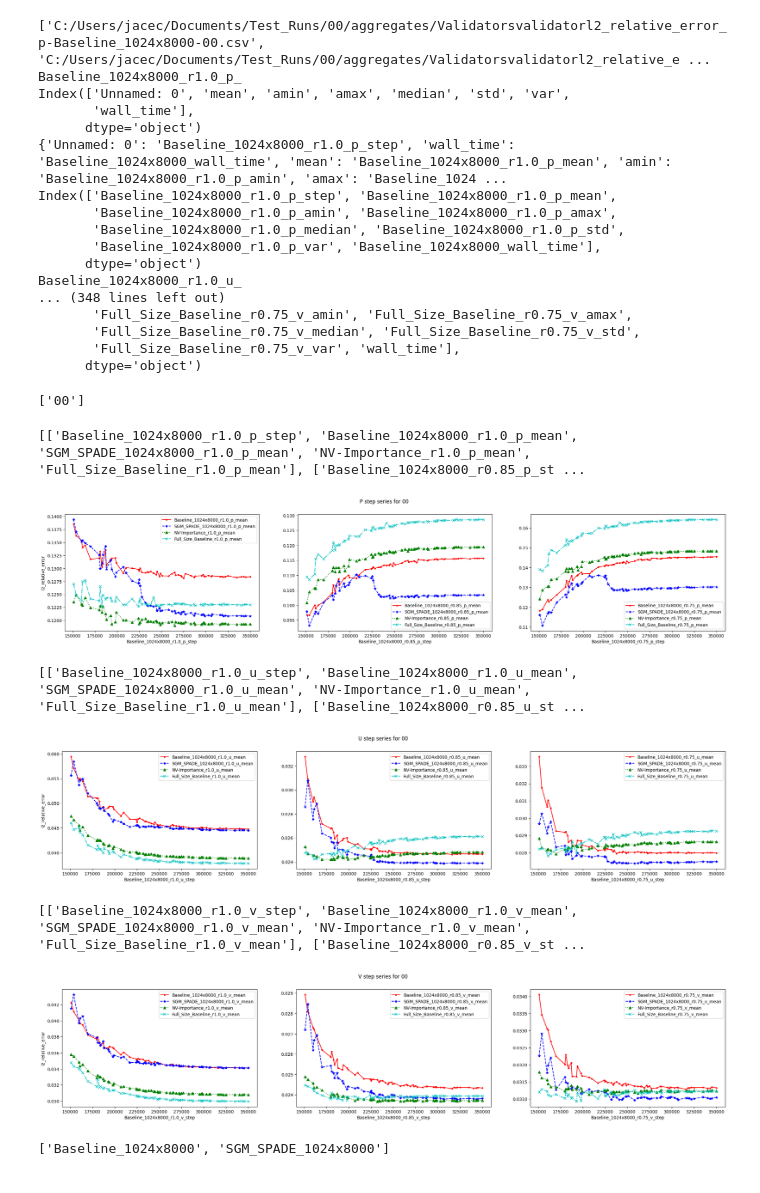
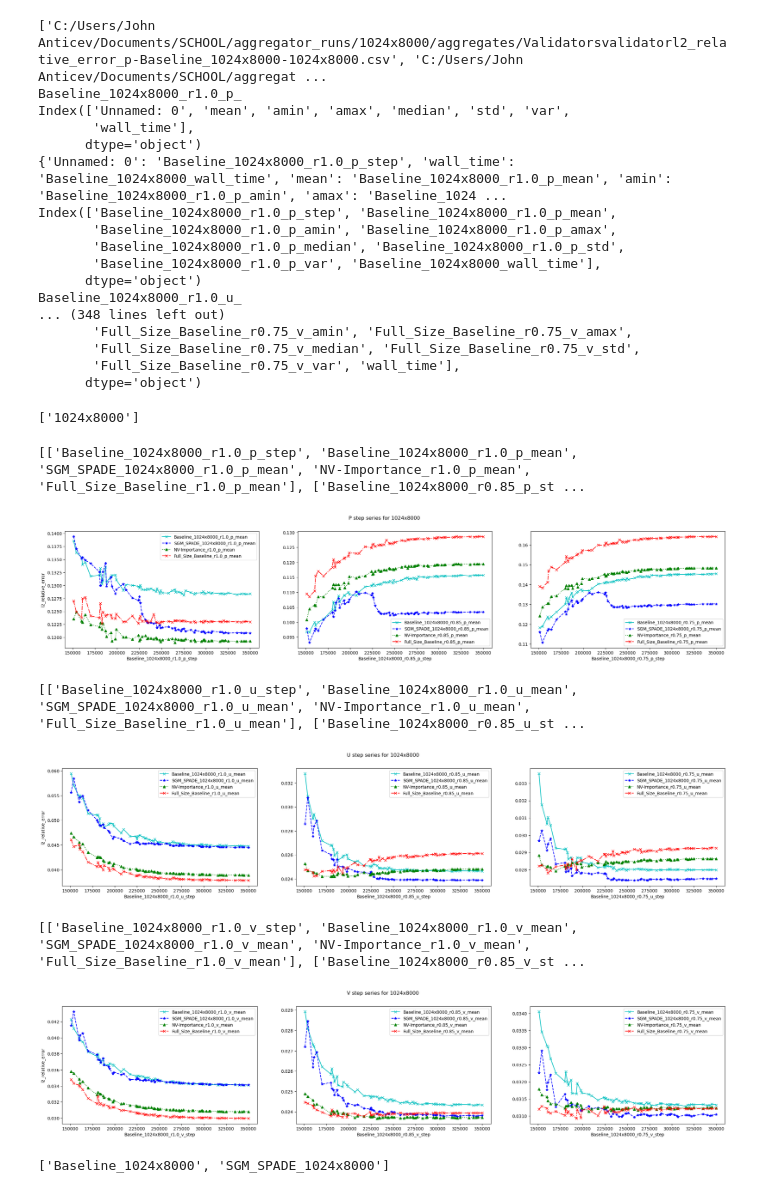
Before and after one commit to janticev/tensorboard-aggregator-modulus22, a Jupyter notebook: datagrabbing copy 3.ipynb, the cells around one changed output. Cells and saved outputs as stored; diff of their text form; code cells hidden in the pictures.

```diff
--- a/datagrabbing copy 3.ipynb
+++ b/datagrabbing copy 3.ipynb
@@ -10,8 +10,8 @@ variablesID = 'validator'
 subfolders = ['Baseline_1024x8000','SGM_SPADE_1024x8000','NV-Importance','Full_Size_Baseline']
 
 # run aggregates with these subfoldetrs
-folder = 'C:/Users/jacec/Documents/Test_Runs/'
-#folder = 'C:/Users/John Anticev/Documents/SCHOOL/aggregator_runs/'
+#folder = 'C:/Users/jacec/Documents/Test_Runs/'
+folder = 'C:/Users/John Anticev/Documents/SCHOOL/aggregator_runs/'
 aggregates = [folder+f+'/aggregates/' for f in os.listdir(folder) if os.path.isdir(folder+f)][0:1]
 #all results will be in /aggregates, separated by tags from subfolders
 #find all validation files separated by subfolder
@@ -85,7 +85,7 @@ for aggregation in files:
     dataframes.append(df)
     agNames.append(agName)
 # %% [output]
-['C:/Users/jacec/Documents/Test_Runs/00/aggregates/Validatorsvalidatorl2_relative_error_p-Baseline_1024x8000-00.csv', 'C:/Users/jacec/Documents/Test_Runs/00/aggregates/Validatorsvalidatorl2_relative_e ...
+['C:/Users/John Anticev/Documents/SCHOOL/aggregator_runs/1024x8000/aggregates/Validatorsvalidatorl2_relative_error_p-Baseline_1024x8000-1024x8000.csv', 'C:/Users/John Anticev/Documents/SCHOOL/aggregat ...
 Baseline_1024x8000_r1.0_p_
 Index(['Unnamed: 0', 'mean', 'amin', 'amax', 'median', 'std', 'var',
        'wall_time'],
@@ -106,30 +106,35 @@ Baseline_1024x8000_r1.0_u_
 dataframes[0]
 agNames
 # %% [output]
-['00']
+['1024x8000']
 # %%
 #plot step series p
 plotVars_p_allValidators = [[f'{subfolders[0]}_{j}_p_step'] + [f'{i}_{j}_p_mean' for i in subfolders ] for j in validatorsRename.values()]
 print(plotVars_p_allValidators)
 stepFilter = dataframes[0][f'{subfolders[0]}_r1.0_p_step'] >= 150000
 def set_cycler(ax):
     ax.set_prop_cycle(plt.cycler('color', ['r', 'b', 'g', 'c'])+
                       plt.cycler('linestyle', ['-','--',':','-.'])+
                       plt.cycler('marker', ['.','*','^','x']))
+
+def set_cycler(ax):
+    ax.set_prop_cycle(plt.cycler('color', ['c', 'b', 'g', 'r'])+
+                      plt.cycler('linestyle', ['-','--',':','-.'])+
+                      plt.cycler('marker', ['x','*','^','x']))
 #fmt = '[marker][line][color]' linestyle='--', marker='o', color='b'
 #fmts = ['-r','--*b',':^g','-.xc']
 #formats = {'marker':['.','*','^','x'], 'linestyle':['-','--',':','-.'], 'color':['r','b','g','c']}
 
 for i in range(len(dataframes)):
     fig, axes = plt.subplots(nrows=1, ncols=3, figsize = (28,5))
     fig.suptitle(f'P step series for {agNames[i]}')
     axes[0].set_ylabel('l2_relative_error')
     for k,j in enumerate(plotVars_p_allValidators):
         set_cycler(axes[k])
         dataframes[i][j][stepFilter].plot(x=j[0],ax=axes[k])
 # %% [output]
 [['Baseline_1024x8000_r1.0_p_step', 'Baseline_1024x8000_r1.0_p_mean', 'SGM_SPADE_1024x8000_r1.0_p_mean', 'NV-Importance_r1.0_p_mean', 'Full_Size_Baseline_r1.0_p_mean'], ['Baseline_1024x8000_r0.85_p_st ...
-[figure, old version]
+[figure, new version]
 # %%
 #plot step series u
 plotVars_p_allValidators = [[f'{subfolders[0]}_{j}_u_step'] + [f'{i}_{j}_u_mean' for i in subfolders ] for j in validatorsRename.values()]
@@ -148,7 +153,7 @@ for i in range(len(dataframes)):
         dataframes[i][j][stepFilter].plot(x=j[0],ax=axes[k])
 # %% [output]
 [['Baseline_1024x8000_r1.0_u_step', 'Baseline_1024x8000_r1.0_u_mean', 'SGM_SPADE_1024x8000_r1.0_u_mean', 'NV-Importance_r1.0_u_mean', 'Full_Size_Baseline_r1.0_u_mean'], ['Baseline_1024x8000_r0.85_u_st ...
-[figure, old version]
+[figure, new version]
 # %%
 #plot step series v
 plotVars_p_allValidators = [[f'{subfolders[0]}_{j}_v_step'] + [f'{i}_{j}_v_mean' for i in subfolders ] for j in validatorsRename.values()]
@@ -167,7 +172,7 @@ for i in range(len(dataframes)):
         dataframes[i][j][stepFilter].plot(x=j[0],ax=axes[k])
 # %% [output]
 [['Baseline_1024x8000_r1.0_v_step', 'Baseline_1024x8000_r1.0_v_mean', 'SGM_SPADE_1024x8000_r1.0_v_mean', 'NV-Importance_r1.0_v_mean', 'Full_Size_Baseline_r1.0_v_mean'], ['Baseline_1024x8000_r0.85_v_st ...
-[figure, old version]
+[figure, new version]
 # %%
 subfolders[slice(0,2)]
 # %% [output]
```
Also changed, not shown: parts of 4 cells of this notebook, 8 other files.
